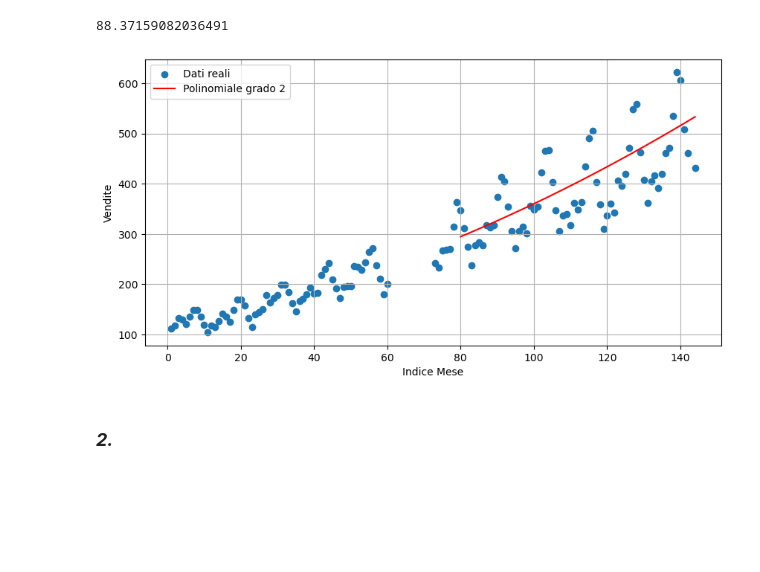
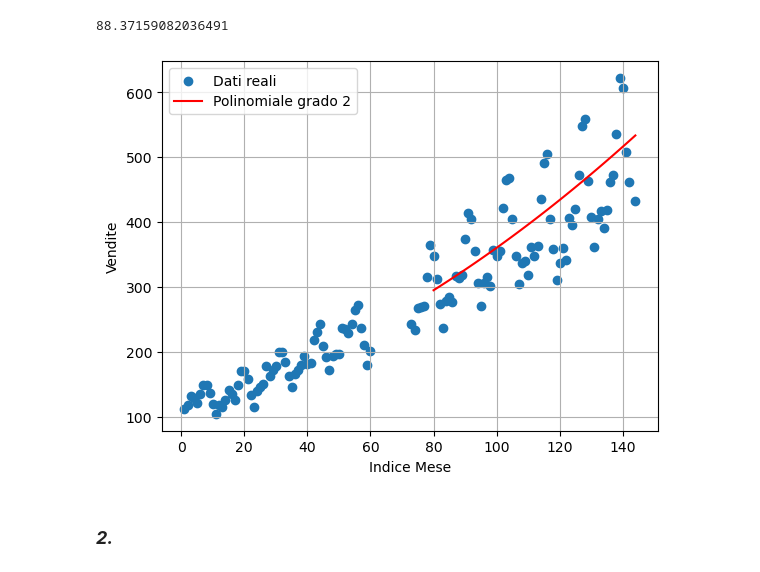
Before and after one commit to MatteoBarel57/programminglab2, a Jupyter notebook: Es7.ipynb, the cells around one changed output. Cells and saved outputs as stored; diff of their text form; code cells hidden in the pictures; blank space fills up the shorter version.

```diff
--- a/Es7.ipynb
+++ b/Es7.ipynb
@@ -73,16 +73,15 @@ rmse_poly2
 # %%
 import matplotlib.pyplot as plt
 
-plt.figure(figsize=(10, 5))
 plt.scatter(X, y, label="Dati reali")
 plt.plot(X_test, y_pred_poly2, label=f"Polinomiale grado 2", color = "red")
 plt.xlabel("Indice Mese")
 plt.ylabel("Vendite")
 plt.legend()
 plt.grid(True)
 plt.show()
 # %% [output]
-[figure, old version]
+[figure, new version]
 # %% [markdown]
 ### ***2.***
 # %%
```
Also changed, not shown: 1 other file.
